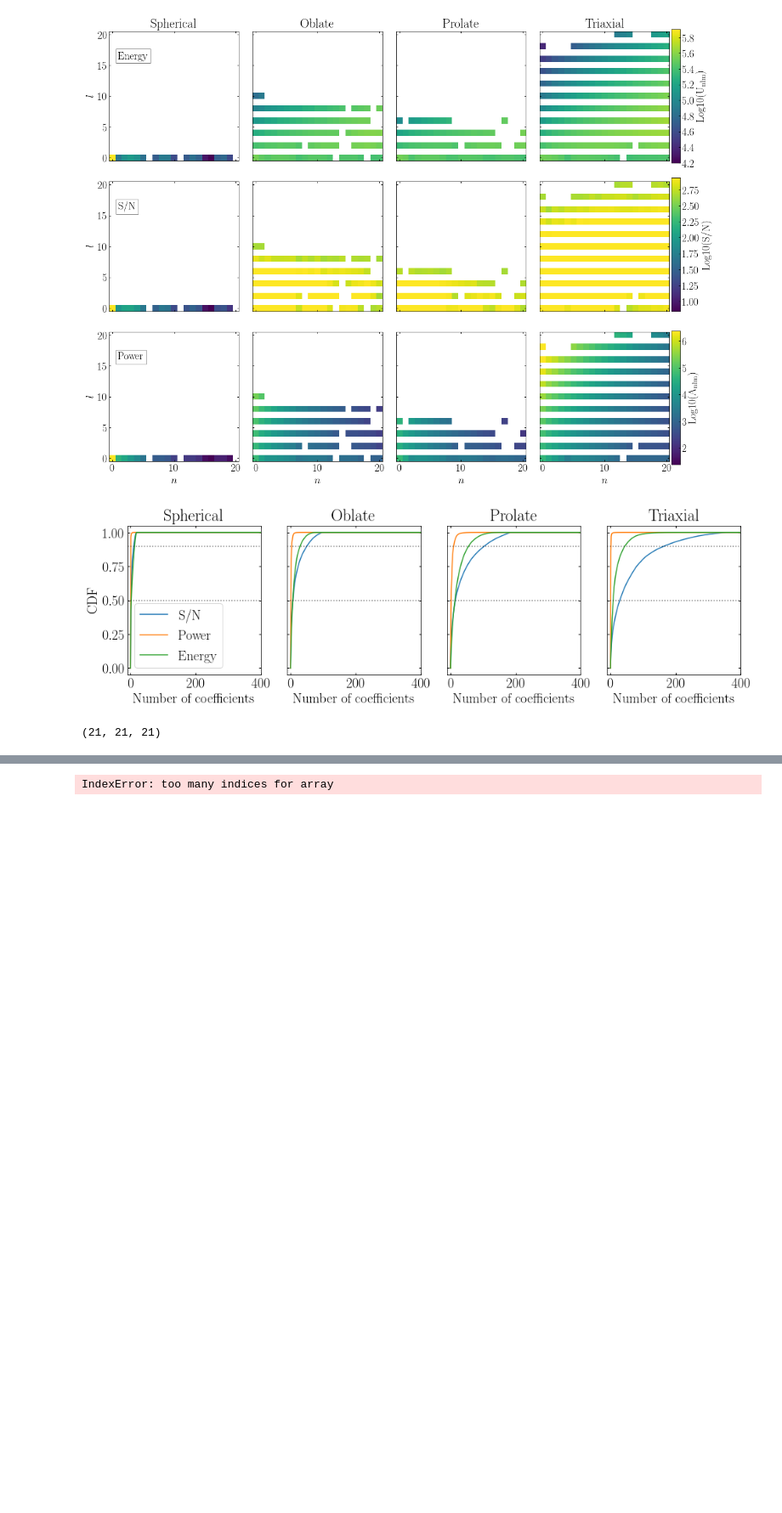
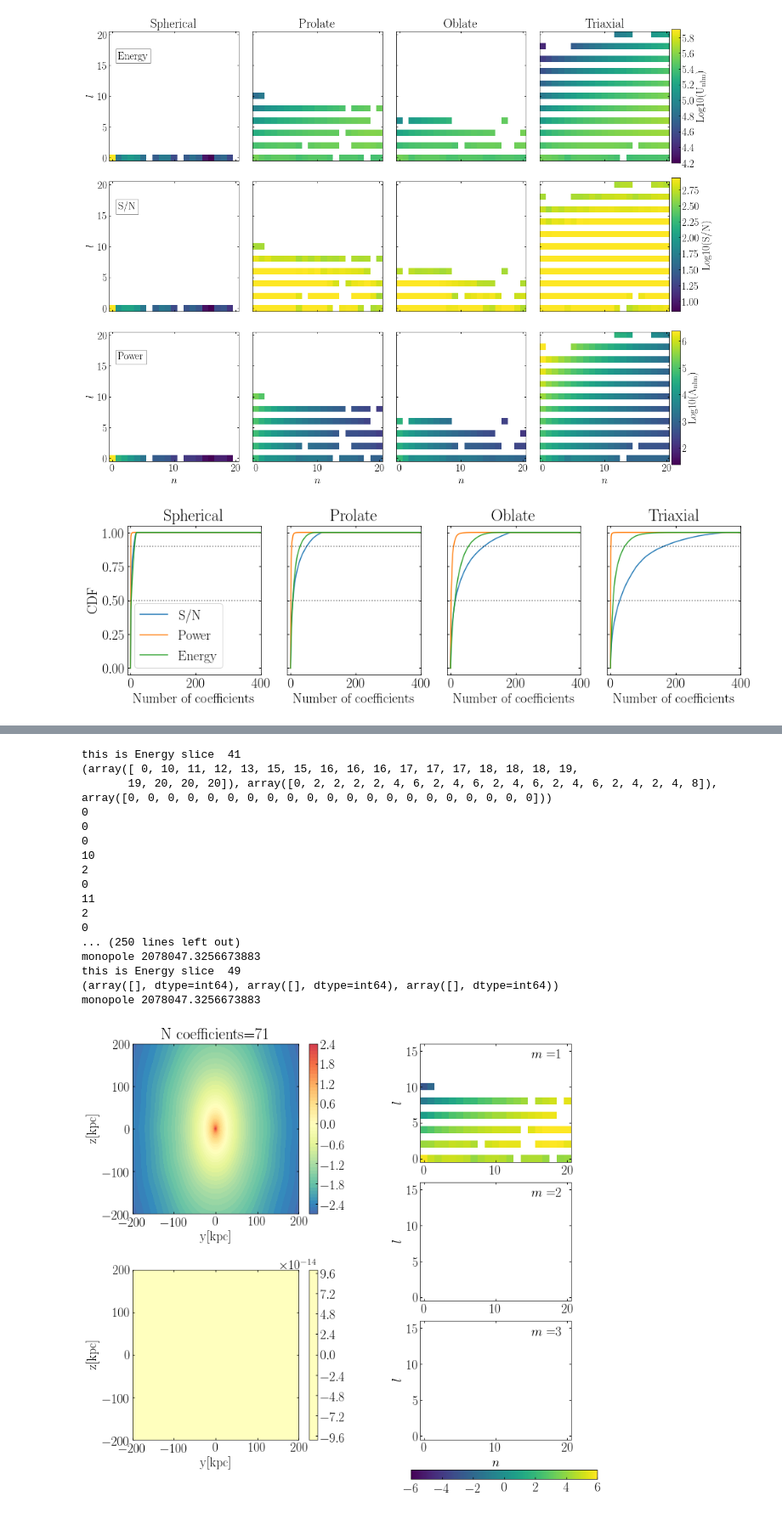
Before and after one commit to jngaravitoc/MW-LMC-SCF, a Jupyter notebook: notebooks/Coefficients_viz.ipynb, the cells around one changed output, grey strips where cells are left out. Shown at 85% size. Cells and saved outputs as stored; diff of their text form; code cells hidden in the pictures; blank space fills up the shorter version.

Commit message:
plotting the movie

```diff
--- a/notebooks/Coefficients_viz.ipynb
+++ b/notebooks/Coefficients_viz.ipynb
@@ -156,8 +156,8 @@ print(N_q1)
 # %%
 fig, ax = plt.subplots(2, 4, figsize=(12, 6))
 ax[0][0].set_title('Spherical')
-ax[0][1].set_title('Oblate')
-ax[0][2].set_title('Prolate')
+ax[0][1].set_title('Prolate')
+ax[0][2].set_title('Oblate')
 ax[0][3].set_title('Triaxial')
 
 im = ax[0][0].imshow((S_sph1[:,:,0]/np.abs(S_sph1[:,:,0])).T, origin='lower')
@@ -327,8 +327,8 @@ sn_t_cum = cumulative_rev(sn_t1)
 fig, ax = plt.subplots(1, 4, figsize=(16, 4), sharey=True)
 
 ax[0].set_title('Spherical')
-ax[1].set_title('Oblate')
-ax[2].set_title('Prolate')
+ax[1].set_title('Prolate')
+ax[2].set_title('Oblate')
 ax[3].set_title('Triaxial')
 
 ax[0].plot(sn_sph_cum[::-1]/np.abs(sn_sph_cum[0]), label='S/N')
@@ -457,32 +460,42 @@ def summary_figure(S, T, N_coeff, I, vmin2, vmax2, fig_name):
 # %%
 def movie(U, S, T):
     U_norm = U/np.sum(U)
-    U_cut = np.linspace(-17, -0.9)
+    U_cut = np.linspace(-8, -0.8)
 
-    for i in range(len(U_cut)):
-        index = np.where(np.log10(U_norm)>=U_cut[-(i+1)])
-        index2 = np.where(np.log10(U_norm)<U_cut[-(i+1)])
+    for i in range(40, len(U_cut)):
+    #for i in range(0, 10):
+
+        print('this is Energy slice ', i)
+        index = np.where(np.log10(U_norm)>=U_cut[i])
+        index2 = np.where(np.log10(U_norm)<U_cut[i])
         S_mw_copy = np.copy(S)
         T_mw_copy = np.copy(T)
+        S_mw_copy2 = np.copy(S)
+        T_mw_copy2 = np.copy(T)
+        print(index)
 
 
         for j in range(len(index[0])):
+            print(index[0][j])
+            print(index[1][j])
+            print(index[2][j])
+
             S_mw_copy[index[0][j], index[1][j], index[2][j]] = 0
             T_mw_copy[index[0][j], index[1][j], index[2][j]] = 0
+
+            S_mw_copy2[index2[0][j], index2[1][j], index2[2][j]] = 0
+            T_mw_copy2[index2[0][j], index2[1][j], index2[2][j]] = 0
+
         N_coeff = np.nonzero(S_mw_copy.flatten())
-        print(len(N_coeff[0]))
-
-
+        print('monopole', S_mw_copy[0,0,0])
         U_mw_c = np.zeros((21, 21, 21))
         for k in range(20):
-            U_mw_c[:,:,k] = coeff_energy(S_mw_copy[:,:,k], T_mw_copy[:,:,k], k, 21, 21)
+            #print(k)
+            U_mw_c[:,:,k] = coeff_energy(S_mw_copy2, T_mw_copy2, k, 21, 21)
 
-        fig_name = "summary_plot_u_{:03d}_2.png".format(i)
-        summary_figure(S_mw_copy, T_mw_copy, len(index[0]), np.abs(U_mw_c), -8, 2, fig_name)
+        fig_name = "oblate_plot_u_{:03d}_2.png".format(i)
+        summary_figure(S_mw_copy2, T_mw_copy2, 97-len(index[0]), np.abs(U_mw_c), -6, 6,
+                       fig_name, S2=S, T2=T)
-# %%
-np.shape(S_s1)
-# %% [output]
-(21, 21, 21)
 # %%
-movie(U_s1, S_s1, T_s1)
+movie(np.abs(U_s1_all), S_s1, T_s1)
 # %% [output]
@@ -490 +519,18 @@ movie(U_s1, S_s1, T_s1)
-IndexError: too many indices for array
+this is Energy slice  41
+(array([ 0, 10, 11, 12, 13, 15, 15, 16, 16, 16, 17, 17, 17, 18, 18, 18, 19,
+       19, 20, 20, 20]), array([0, 2, 2, 2, 2, 4, 6, 2, 4, 6, 2, 4, 6, 2, 4, 6, 2, 4, 2, 4, 8]), array([0, 0, 0, 0, 0, 0, 0, 0, 0, 0, 0, 0, 0, 0, 0, 0, 0, 0, 0, 0, 0]))
+0
+0
+0
+10
+2
+0
+11
+2
+0
+... (250 lines left out)
+monopole 2078047.3256673883
+this is Energy slice  49
+(array([], dtype=int64), array([], dtype=int64), array([], dtype=int64))
+monopole 2078047.3256673883
+[figure, added]
```
Also changed, not shown: parts of 9 cells of this notebook.
